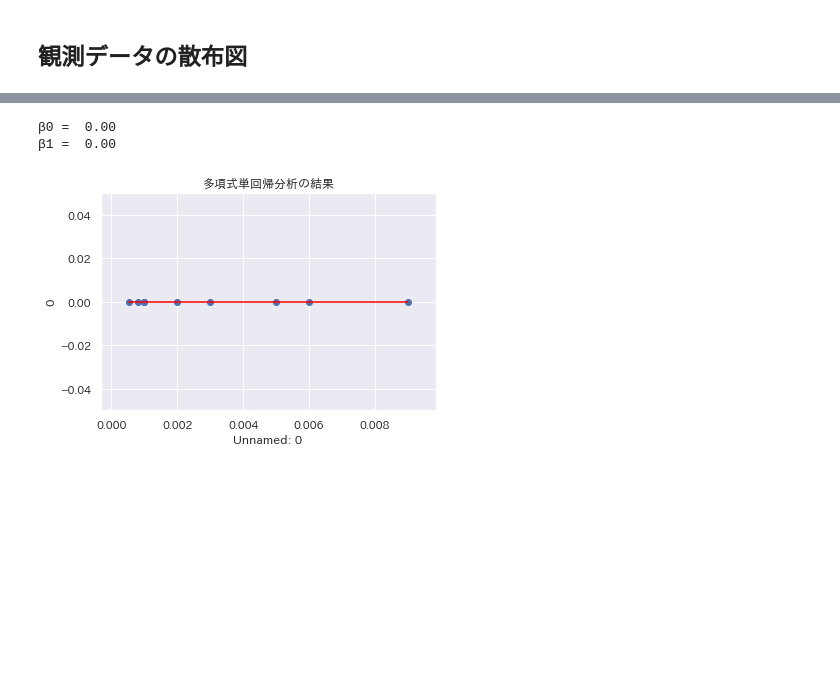
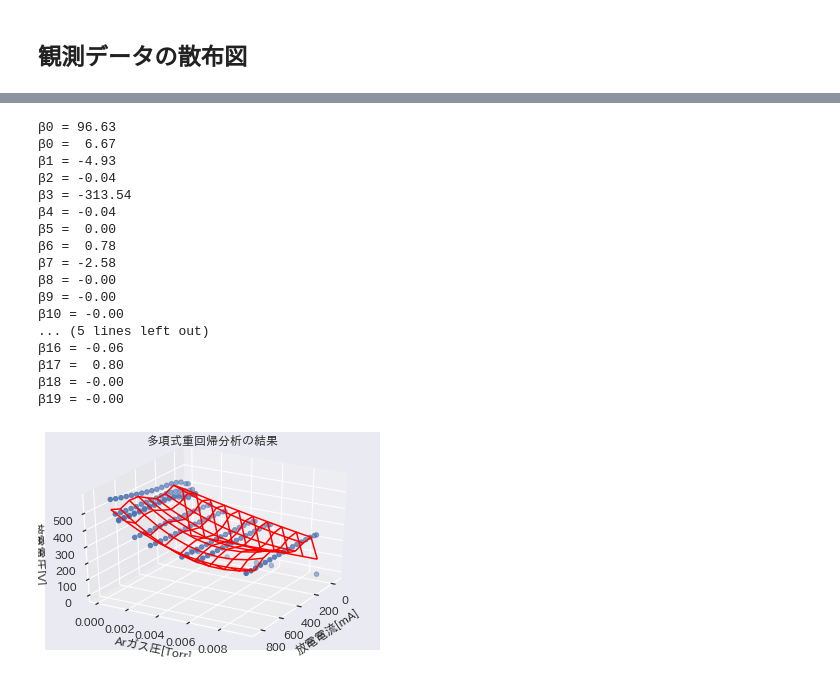
Before and after one commit to msiplab/EicEngLabIV, a Jupyter notebook: example01_02.ipynb, the cells around one changed output, grey strips where cells are left out. Cells and saved outputs as stored; diff of their text form; code cells hidden in the pictures; blank space fills up the shorter version.

```diff
--- a/example01_02.ipynb
+++ b/example01_02.ipynb
@@ -147,0 +194,10 @@ LinearRegression()
+# %%
+from sklearn.linear_model import LinearRegression
+
+# 線形単回帰のインスタンス生成
+regm = LinearRegression()
+
+# 線形重回帰分析
+Xdata = np.concatenate([x1.reshape(-1,1), x2.reshape(-1,1)],axis=1) # データ行列生成
+ydata = y.reshape(-1,1) # 列ベクトル化
+regm.fit(Xdata,ydata)
@@ -221,30 +282,50 @@ deg = 30: AIC =  -inf
 # 最小のAICを与える次数
 degopt = deg[np.argmin(aic)]
 
-# 多項式単回帰のインスタンス生成
-regpopt = regp[np.argmin(aic)]
+# 多項式重回帰のインスタンス生成
+regmpopt = regmp[np.argmin(aic)]
+
+# 多項式係数の数
+nCoefsOpt = (degopt+1)*(degopt+2)/2 # (n+1)(n+2)/2
 # %%
 # 推定結果
-beta0 = regpopt[1].intercept_[0]
+beta0 = regmpopt[1].intercept_[0]
 print("β0 = {0:5.2f} ".format(beta0))
-for idx in range(1,degopt+1):
-    beta = regpopt[1].coef_[0][idx]
+for idx in range(0,nCoefsOpt.astype(int)-1):
+    beta = regmpopt[1].coef_[0][idx]
     print("β{0:d} = {1:5.2f} ".format(idx,beta))
 
-# 回帰曲線をプロット
-fig, ax = plt.subplots()
-#xfit = np.linspace(minx,maxx,nSamples).reshape(-1,1)
-yfit = regpopt.predict(xfit)
-ax.scatter(x,y)
-ax.plot(xfit,yfit, color = 'red')
-ax.set_title("多項式単回帰分析の結果")
-ax.set_xlabel(dataset.columns[0])
-ax.set_ylabel(dataset.columns[1])
-ax.set_xlim([minx-0.1*rx,maxx+0.1*rx])
-ax.set_ylim([miny-0.1*ry,maxy+0.1*ry])
+# 回帰曲面をプロット
+fig = plt.figure()
+ax = plt.axes(projection='3d')
+yfit = regmpopt.predict(Xfit).reshape(xfit1.shape)
+ax.scatter(x1,x2,y)
+ax.plot_wireframe(xfit1,xfit2,yfit, color = 'red')
+ax.set_title("多項式重回帰分析の結果")
+ax.set_xlabel('放電電流[mA]')
+ax.set_ylabel('Arガス圧[Torr]')
+ax.set_zlabel('放電電圧[V]')
+ax.set_xlim([minx1-0.1*rx1,maxx1+0.1*rx1])
+ax.set_ylim([minx2-0.1*rx2,maxx2+0.1*rx2])
+ax.view_init(elev=30,azim=30) # 見やすいように設定
 ax.grid(True)
 plt.show()
 # %% [output]
-β0 =  0.00
-β1 =  0.00
+β0 = 96.63
+β0 =  6.67
+β1 = -4.93
+β2 = -0.04
+β3 = -313.54
+β4 = -0.04
+β5 =  0.00
+β6 =  0.78
+β7 = -2.58
+β8 = -0.00
+β9 = -0.00
+β10 = -0.00
+... (5 lines left out)
+β16 = -0.06
+β17 =  0.80
+β18 = -0.00
+β19 = -0.00
-[figure, old version]
+[figure, new version]
```
Also changed, not shown: parts of 13 cells of this notebook, 3 other files.
